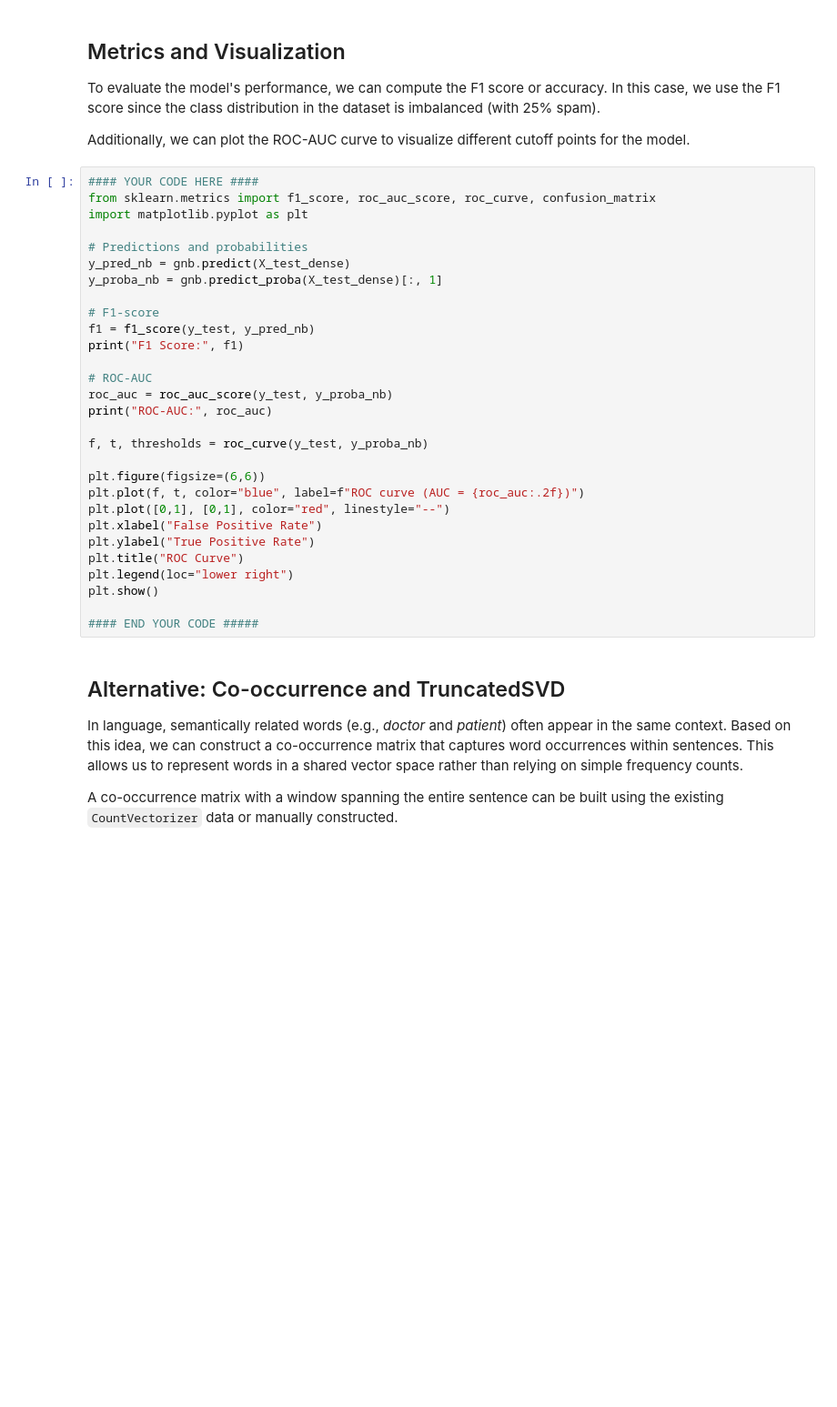
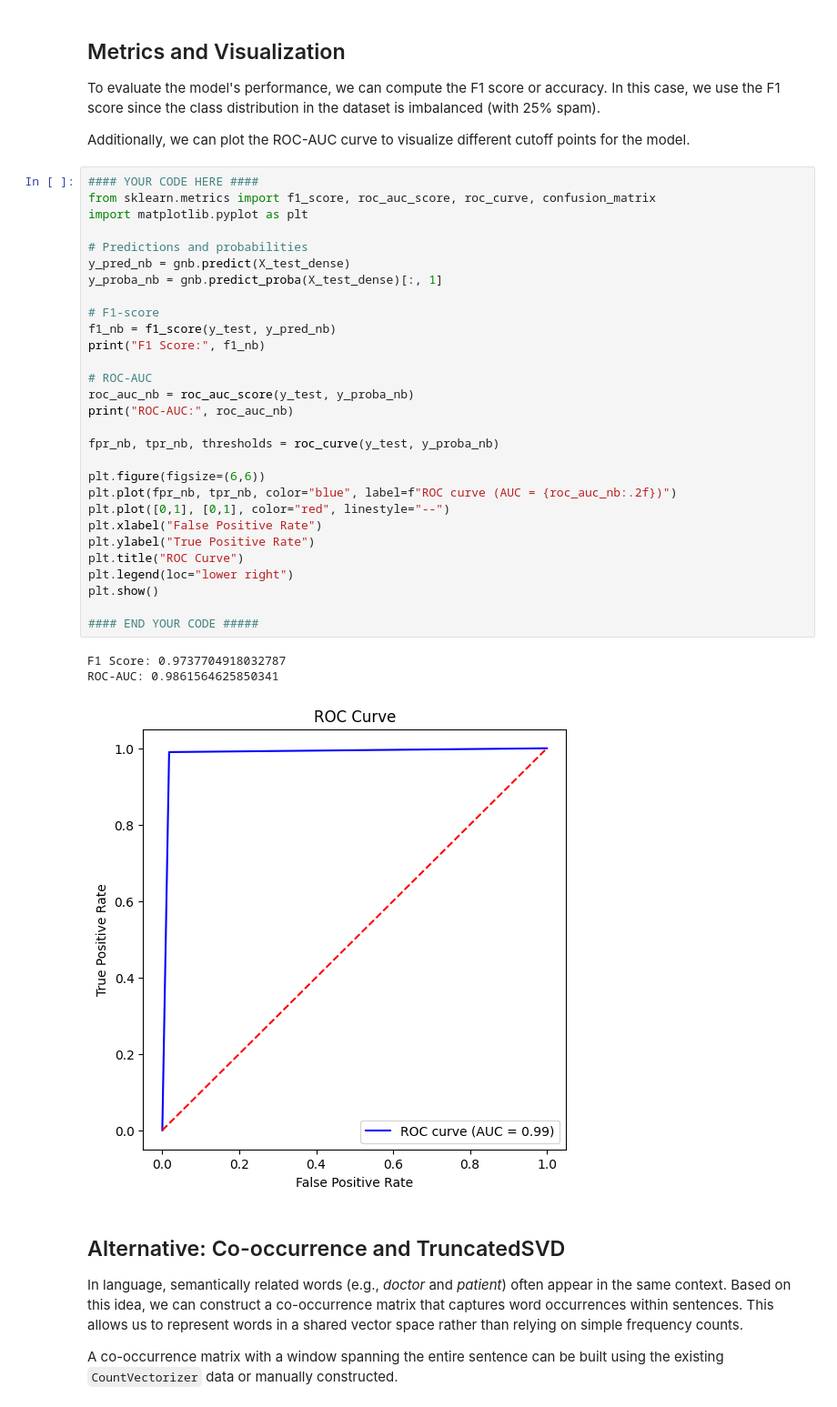
Before and after one commit to khangbkk23/NaturalLanguageProcessing, a Jupyter notebook: VectorSemanticAndEmbedding/In-class-Lab4.ipynb, the cells around one changed output. Shown at 91% size. Drawn from its saved outputs; the diff is of its cells as text; blank space fills up the shorter version.

```diff
--- a/VectorSemanticAndEmbedding/In-class-Lab4.ipynb
+++ b/VectorSemanticAndEmbedding/In-class-Lab4.ipynb
@@ -266,32 +280,36 @@ Additionally, we can plot the ROC-AUC curve to visualize different cutoff points
 # %%
 #### YOUR CODE HERE ####
 from sklearn.metrics import f1_score, roc_auc_score, roc_curve, confusion_matrix
 import matplotlib.pyplot as plt
 
 # Predictions and probabilities
 y_pred_nb = gnb.predict(X_test_dense)
 y_proba_nb = gnb.predict_proba(X_test_dense)[:, 1]
 
 # F1-score
-f1 = f1_score(y_test, y_pred_nb)
-print("F1 Score:", f1)
+f1_nb = f1_score(y_test, y_pred_nb)
+print("F1 Score:", f1_nb)
 
 # ROC-AUC
-roc_auc = roc_auc_score(y_test, y_proba_nb)
-print("ROC-AUC:", roc_auc)
+roc_auc_nb = roc_auc_score(y_test, y_proba_nb)
+print("ROC-AUC:", roc_auc_nb)
 
-f, t, thresholds = roc_curve(y_test, y_proba_nb)
+fpr_nb, tpr_nb, thresholds = roc_curve(y_test, y_proba_nb)
 
 plt.figure(figsize=(6,6))
-plt.plot(f, t, color="blue", label=f"ROC curve (AUC = {roc_auc:.2f})")
+plt.plot(fpr_nb, tpr_nb, color="blue", label=f"ROC curve (AUC = {roc_auc_nb:.2f})")
 plt.plot([0,1], [0,1], color="red", linestyle="--")
 plt.xlabel("False Positive Rate")
 plt.ylabel("True Positive Rate")
 plt.title("ROC Curve")
 plt.legend(loc="lower right")
 plt.show()
 
 #### END YOUR CODE #####
+# %% [output]
+F1 Score: 0.9737704918032787
+ROC-AUC: 0.9861564625850341
+[figure, added]
 # %% [markdown]
 ## Alternative: Co-occurrence and TruncatedSVD
 
```
Also changed, not shown: parts of 4 cells of this notebook.
